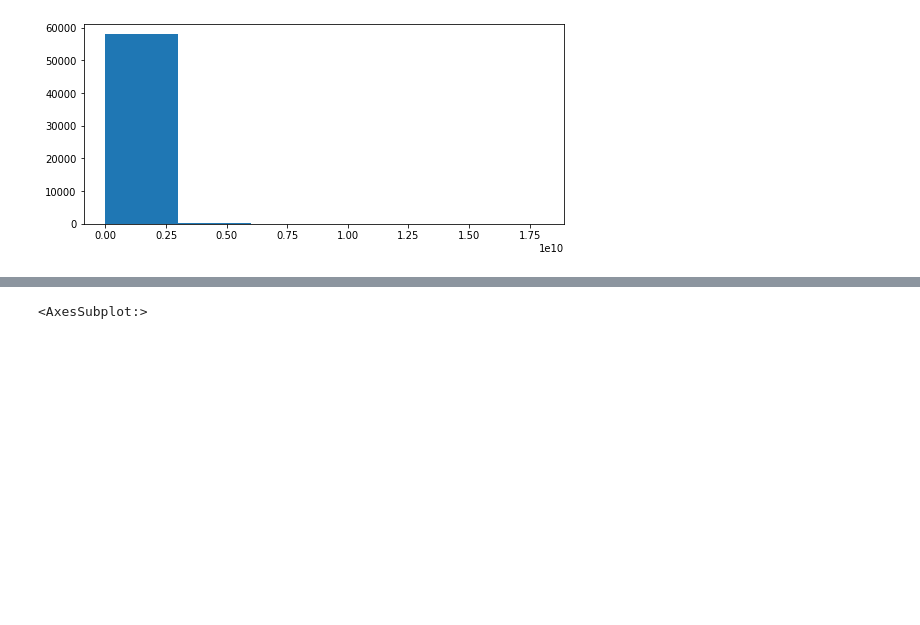
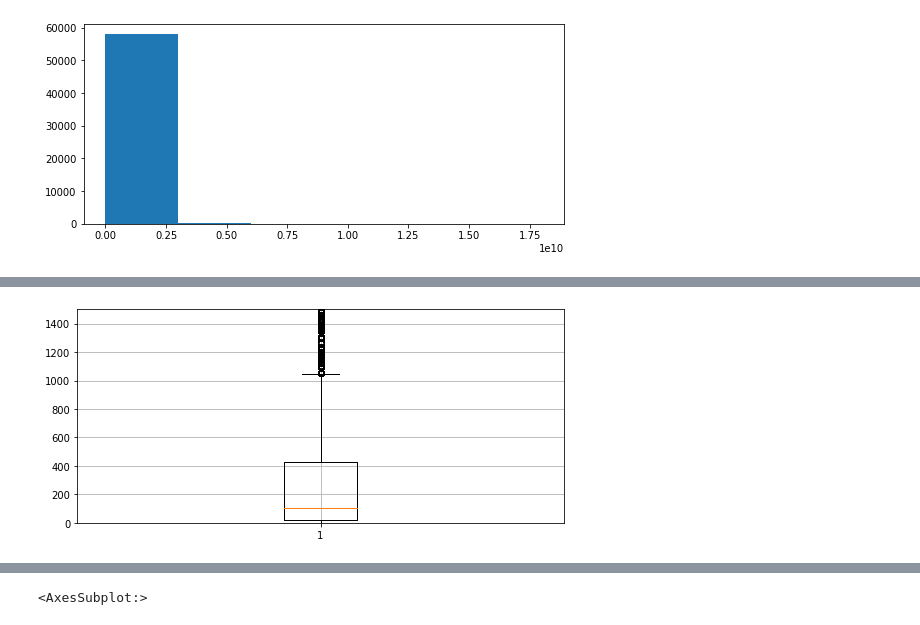
Before and after one commit to makcfd/angela-thesis, a Jupyter notebook: Regression_augmented.ipynb, the cells around one changed output, grey strips where cells are left out. Saved outputs shown, nothing was run; the diff lists cells and outputs as text; code cells hidden in the pictures; blank space fills up the shorter version.

```diff
--- a/Regression_augmented.ipynb
+++ b/Regression_augmented.ipynb
@@ -124,3 +123,9 @@ axs.hist(df['tr_flows'], bins=6)
 plt.show()
 # %% [output]
 [figure]
+# %%
+df_modified = df.copy(deep=True)
+# %%
+df_modified['gdp_d_mln'] = df_modified['gdp_d']/1000000
+# %%
+df_modified['gdp_o_mln'] = df_modified['gdp_o']/1000000
@@ -126,0 +137,7 @@ plt.show()
+# %%
+plt.ylim(0, 1500)
+plt.boxplot(df_modified['gdp_d_mln'])
+plt.grid()
+plt.show()
+# %% [output]
+[figure, added]
```
Also changed, not shown: parts of 9 cells of this notebook.
